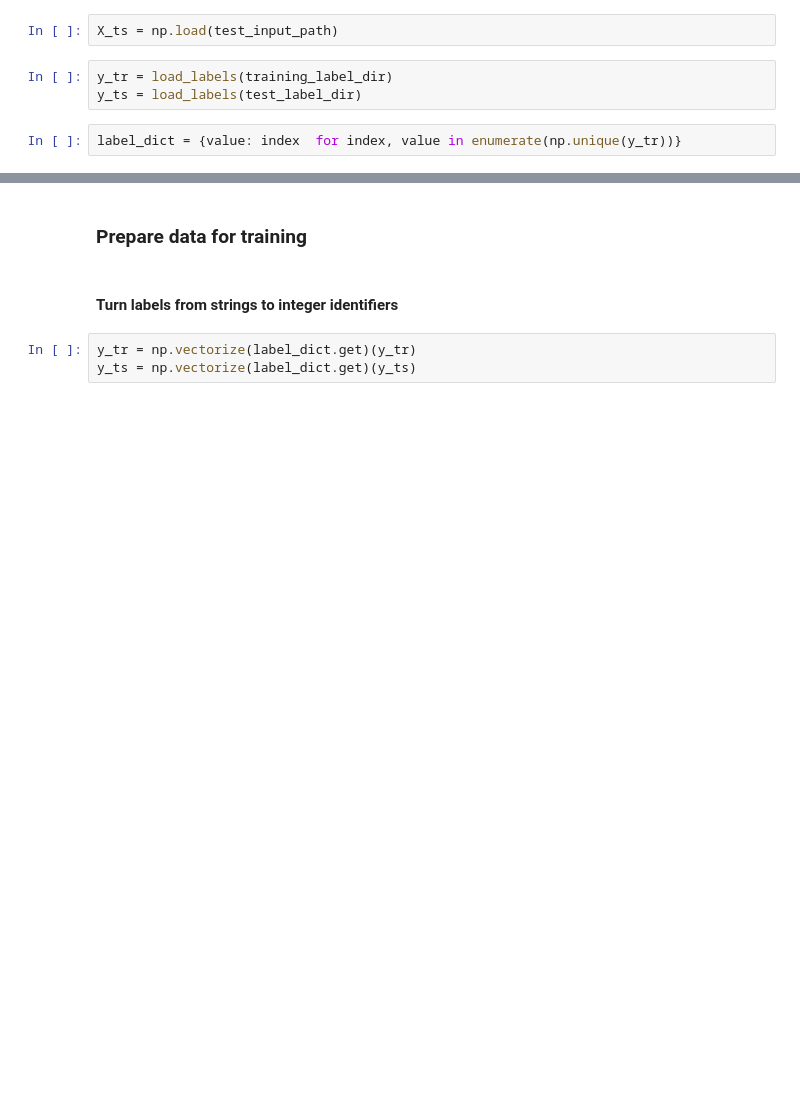
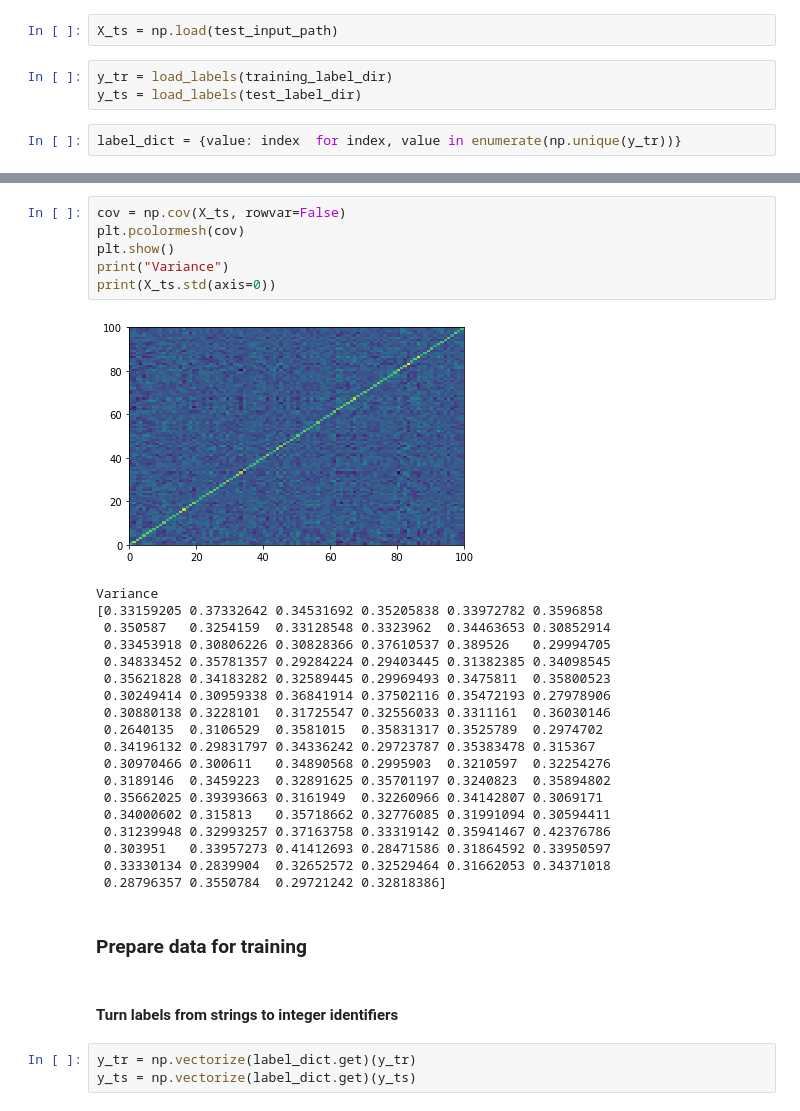
Before and after one commit to MathewStylianidis/Bi-TiFGAN---TensorFlow-1.14, a Jupyter notebook: notebooks/feature_evaluation/evaluate_posthoc_encoder_features.ipynb, the cells around one changed output, grey strips where cells are left out. Saved outputs shown, nothing was run; the diff lists cells and outputs as text; blank space fills up the shorter version.

```diff
--- a/notebooks/feature_evaluation/evaluate_posthoc_encoder_features.ipynb
+++ b/notebooks/feature_evaluation/evaluate_posthoc_encoder_features.ipynb
@@ -48,3 +78,29 @@ label_dict = {value: index  for index, value in enumerate(np.unique(y_tr))}
+# %%
+cov = np.cov(X_ts, rowvar=False)
+plt.pcolormesh(cov)
+plt.show()
+print("Variance")
+print(X_ts.std(axis=0))
+# %% [output]
+[figure, added]
+Variance
+[0.33159205 0.37332642 0.34531692 0.35205838 0.33972782 0.3596858
+ 0.350587   0.3254159  0.33128548 0.3323962  0.34463653 0.30852914
+ 0.33453918 0.30806226 0.30828366 0.37610537 0.389526   0.29994705
+ 0.34833452 0.35781357 0.29284224 0.29403445 0.31382385 0.34098545
+ 0.35621828 0.34183282 0.32589445 0.29969493 0.3475811  0.35800523
+ 0.30249414 0.30959338 0.36841914 0.37502116 0.35472193 0.27978906
+ 0.30880138 0.3228101  0.31725547 0.32556033 0.3311161  0.36030146
+ 0.2640135  0.3106529  0.3581015  0.35831317 0.3525789  0.2974702
+ 0.34196132 0.29831797 0.34336242 0.29723787 0.35383478 0.315367
+ 0.30970466 0.300611   0.34890568 0.2995903  0.3210597  0.32254276
+ 0.3189146  0.3459223  0.32891625 0.35701197 0.3240823  0.35894802
+ 0.35662025 0.39393663 0.3161949  0.32260966 0.34142807 0.3069171
+ 0.34000602 0.315813   0.35718662 0.32776085 0.31991094 0.30594411
+ 0.31239948 0.32993257 0.37163758 0.33319142 0.35941467 0.42376786
+ 0.303951   0.33957273 0.41412693 0.28471586 0.31864592 0.33950597
+ 0.33330134 0.2839904  0.32652572 0.32529464 0.31662053 0.34371018
+ 0.28796357 0.3550784  0.29721242 0.32818386]
 # %% [markdown]
 ### Prepare data for training
 # %% [markdown]
```
Also changed, not shown: parts of 5 cells of this notebook, 1 other file.
